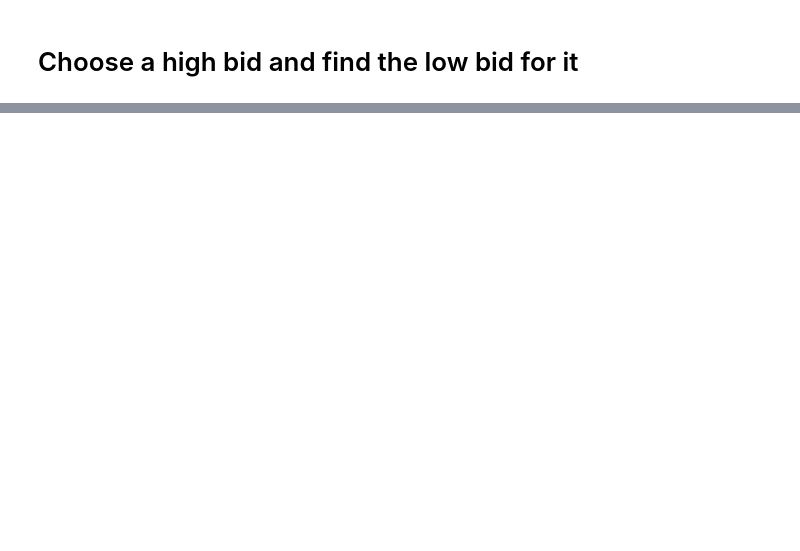
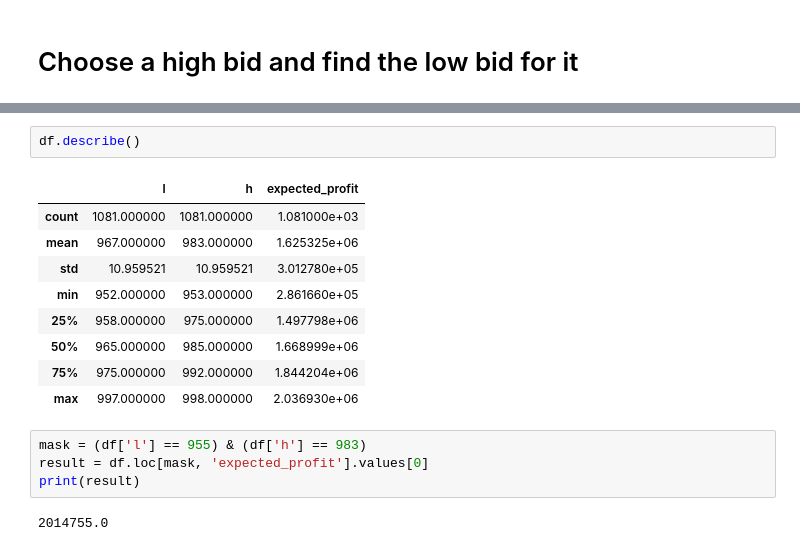
Before and after one commit to gauravsangwan/IMC-Prosperity_2024, a Jupyter notebook: Round4/manual4_compute.ipynb, the cells around one changed output, grey strips where cells are left out. Saved outputs shown, nothing was run; the diff lists cells and outputs as text; blank space fills up the shorter version.

```diff
--- a/Round4/manual4_compute.ipynb
+++ b/Round4/manual4_compute.ipynb
@@ -165,0 +236,18 @@ bids: (960, 989)
+# %%
+df.describe()
+# %% [output]
+|  | l | h | expected_profit |
+| count | 1081.000000 | 1081.000000 | 1.081000e+03 |
+| mean | 967.000000 | 983.000000 | 1.625325e+06 |
+| std | 10.959521 | 10.959521 | 3.012780e+05 |
+| min | 952.000000 | 953.000000 | 2.861660e+05 |
+| 25% | 958.000000 | 975.000000 | 1.497798e+06 |
+| 50% | 965.000000 | 985.000000 | 1.668999e+06 |
+| 75% | 975.000000 | 992.000000 | 1.844204e+06 |
+| max | 997.000000 | 998.000000 | 2.036930e+06 |
+# %%
+mask = (df['l'] == 955) & (df['h'] == 983)
+result = df.loc[mask, 'expected_profit'].values[0]
+print(result)
+# %% [output]
+2014755.0
```
Also changed, not shown: parts of 6 cells of this notebook, 16 other files.
